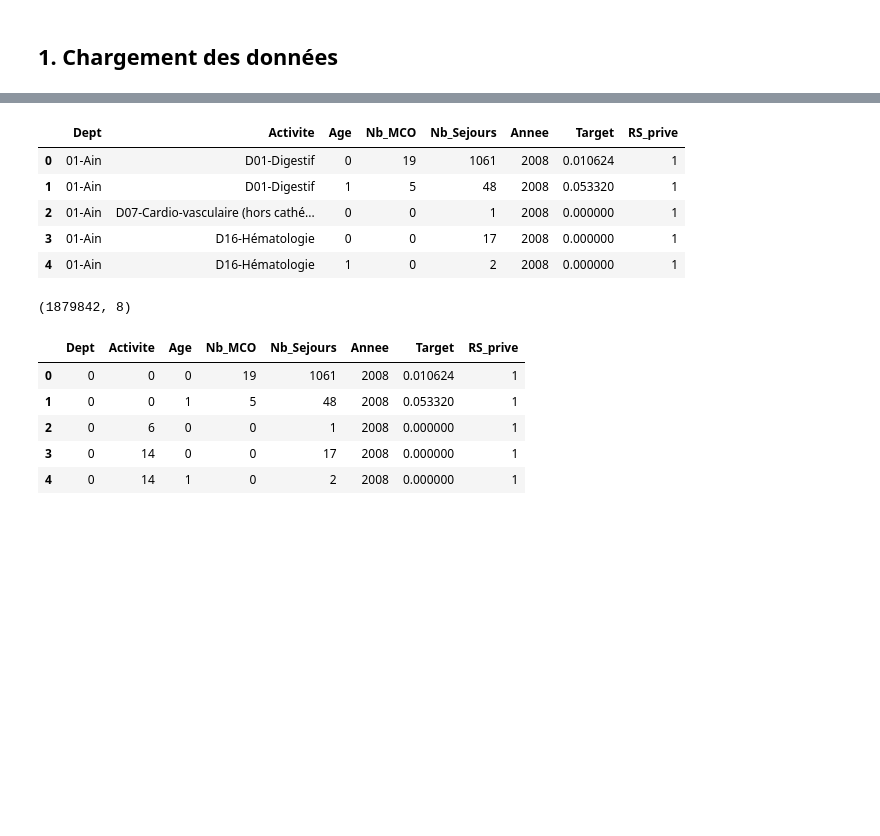
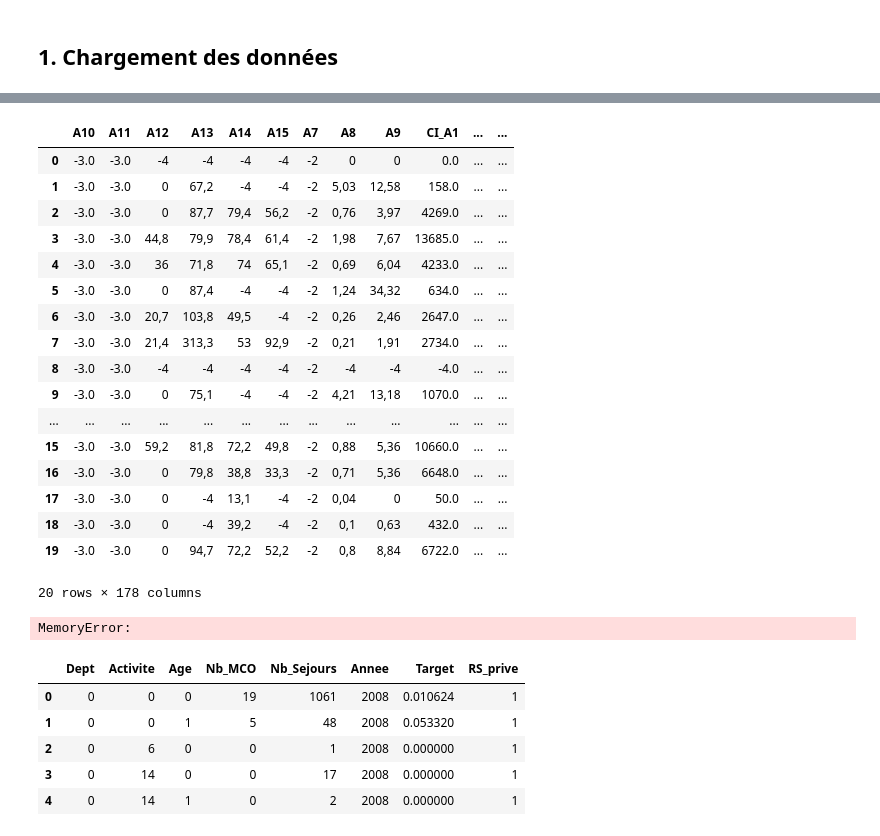
Before and after one commit to MarieCrappe/ANAPchallenge, a Jupyter notebook: Challenge ANAP.ipynb, the cells around one changed output, grey strips where cells are left out. Drawn from its saved outputs; the diff is of its cells as text; code cells hidden in the pictures; blank space fills up the shorter version.

Commit message:
Merging hospidiag data with initial dataset

```diff
--- a/Challenge ANAP.ipynb
+++ b/Challenge ANAP.ipynb
@@ -36,6 +36,7 @@ Populating the interactive namespace from numpy and matplotlib
 ## 1. Chargement des données
 # %%
 train = pd.read_csv('../data/data2.csv', sep=';')
+additional_data = pd.read_csv('../data/aggregated_hospidiag_data.csv', sep=';')
 train.head(5)
 # %% [output]
 |  | Finess | Raison sociale | Provenance des patients (départem... | Domaines d activités | âge (deux classes >75 ans, <= 75 ... | ... |
@@ -44,4 +45,28 @@ train.head(5)
 | 2 | 10007300 | CLINIQUE AMBULATOIRE CENDANEG | 01-Ain | D07-Cardio-vasculaire (hors cathé... | <=75 ans | ... |
 | 3 | 10007300 | CLINIQUE AMBULATOIRE CENDANEG | 01-Ain | D16-Hématologie | <=75 ans | ... |
 | 4 | 10007300 | CLINIQUE AMBULATOIRE CENDANEG | 01-Ain | D16-Hématologie | >75 ans | ... |
+# %%
+additional_data.drop('Unnamed: 0', axis=1, inplace=True)
+additional_data.drop('Unnamed: 1', axis=1, inplace=True)
+additional_data.drop('rs', axis=1, inplace=True)
+additional_data.head(20)
+# %% [output]
+|  | A10 | A11 | A12 | A13 | A14 | A15 | A7 | A8 | A9 | CI_A1 | ... | ... |
+| 0 | -3.0 | -3.0 | -4 | -4 | -4 | -4 | -2 | 0 | 0 | 0.0 | ... | ... |
+| 1 | -3.0 | -3.0 | 0 | 67,2 | -4 | -4 | -2 | 5,03 | 12,58 | 158.0 | ... | ... |
+| 2 | -3.0 | -3.0 | 0 | 87,7 | 79,4 | 56,2 | -2 | 0,76 | 3,97 | 4269.0 | ... | ... |
+| 3 | -3.0 | -3.0 | 44,8 | 79,9 | 78,4 | 61,4 | -2 | 1,98 | 7,67 | 13685.0 | ... | ... |
+| 4 | -3.0 | -3.0 | 36 | 71,8 | 74 | 65,1 | -2 | 0,69 | 6,04 | 4233.0 | ... | ... |
+| 5 | -3.0 | -3.0 | 0 | 87,4 | -4 | -4 | -2 | 1,24 | 34,32 | 634.0 | ... | ... |
+| 6 | -3.0 | -3.0 | 20,7 | 103,8 | 49,5 | -4 | -2 | 0,26 | 2,46 | 2647.0 | ... | ... |
+| 7 | -3.0 | -3.0 | 21,4 | 313,3 | 53 | 92,9 | -2 | 0,21 | 1,91 | 2734.0 | ... | ... |
+| 8 | -3.0 | -3.0 | -4 | -4 | -4 | -4 | -2 | -4 | -4 | -4.0 | ... | ... |
+| 9 | -3.0 | -3.0 | 0 | 75,1 | -4 | -4 | -2 | 4,21 | 13,18 | 1070.0 | ... | ... |
+| ... | ... | ... | ... | ... | ... | ... | ... | ... | ... | ... | ... | ... |
+| 15 | -3.0 | -3.0 | 59,2 | 81,8 | 72,2 | 49,8 | -2 | 0,88 | 5,36 | 10660.0 | ... | ... |
+| 16 | -3.0 | -3.0 | 0 | 79,8 | 38,8 | 33,3 | -2 | 0,71 | 5,36 | 6648.0 | ... | ... |
+| 17 | -3.0 | -3.0 | 0 | -4 | 13,1 | -4 | -2 | 0,04 | 0 | 50.0 | ... | ... |
+| 18 | -3.0 | -3.0 | 0 | -4 | 39,2 | -4 | -2 | 0,1 | 0,63 | 432.0 | ... | ... |
+| 19 | -3.0 | -3.0 | 0 | 94,7 | 72,2 | 52,2 | -2 | 0,8 | 8,84 | 6722.0 | ... | ... |
+20 rows × 178 columns
 # %%
@@ -53,16 +78,7 @@ train.loc[train.Age == '>75 ans', 'Age'] = 1
 prive = re.compile('CLINIQUE')
 train['RS_prive'] = train.RS.apply(lambda x: len(re.findall(prive, x)))
 train.drop('RS', axis=1, inplace=True)
-train.drop('ID', axis=1, inplace=True)
+#train.drop('ID', axis=1, inplace=True)
 train.head(5)
 # %% [output]
-|  | Dept | Activite | Age | Nb_MCO | Nb_Sejours | Annee | Target | RS_prive |
-| 0 | 01-Ain | D01-Digestif | 0 | 19 | 1061 | 2008 | 0.010624 | 1 |
-| 1 | 01-Ain | D01-Digestif | 1 | 5 | 48 | 2008 | 0.053320 | 1 |
-| 2 | 01-Ain | D07-Cardio-vasculaire (hors cathé... | 0 | 0 | 1 | 2008 | 0.000000 | 1 |
-| 3 | 01-Ain | D16-Hématologie | 0 | 0 | 17 | 2008 | 0.000000 | 1 |
-| 4 | 01-Ain | D16-Hématologie | 1 | 0 | 2 | 2008 | 0.000000 | 1 |
+MemoryError:
-# %%
-train.shape
-# %% [output]
-(1879842, 8)
```
Also changed, not shown: parts of 4 cells of this notebook, 1 other file.
